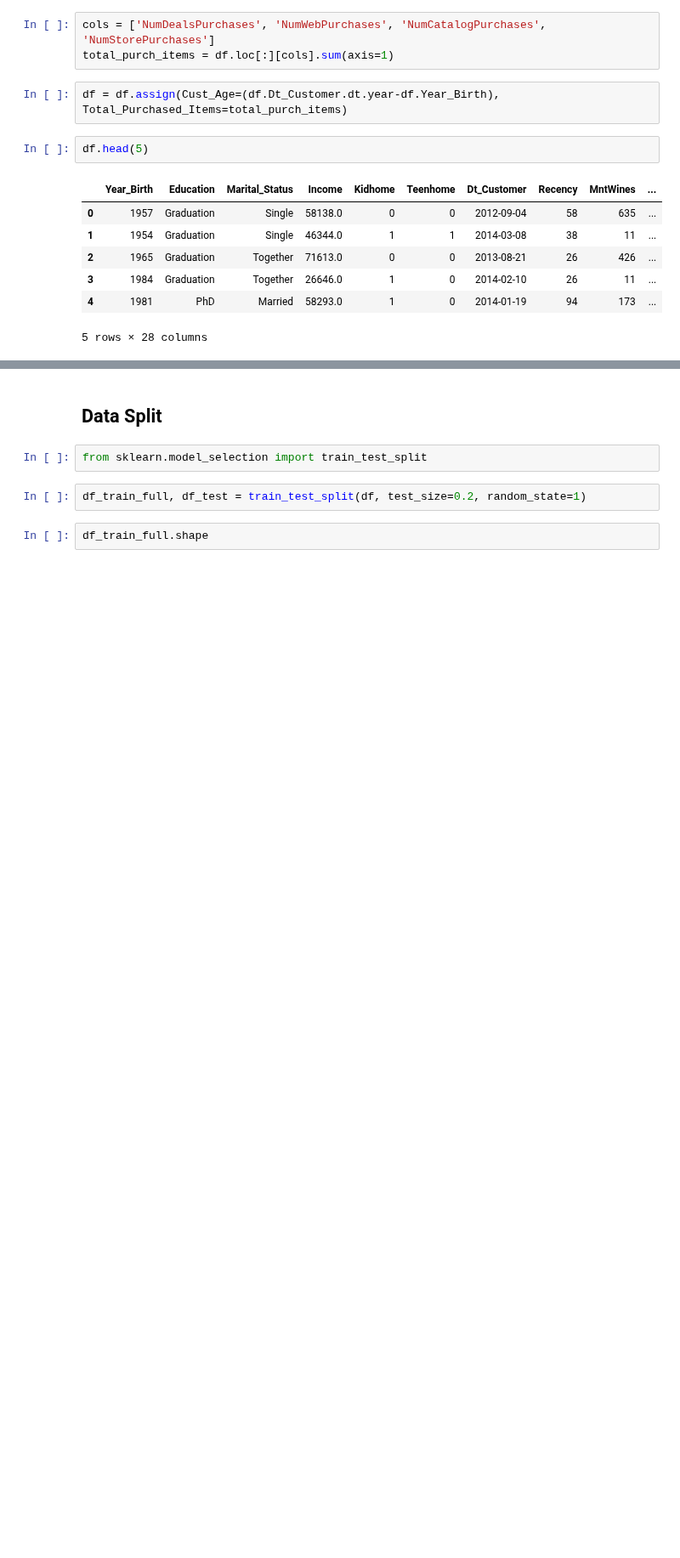
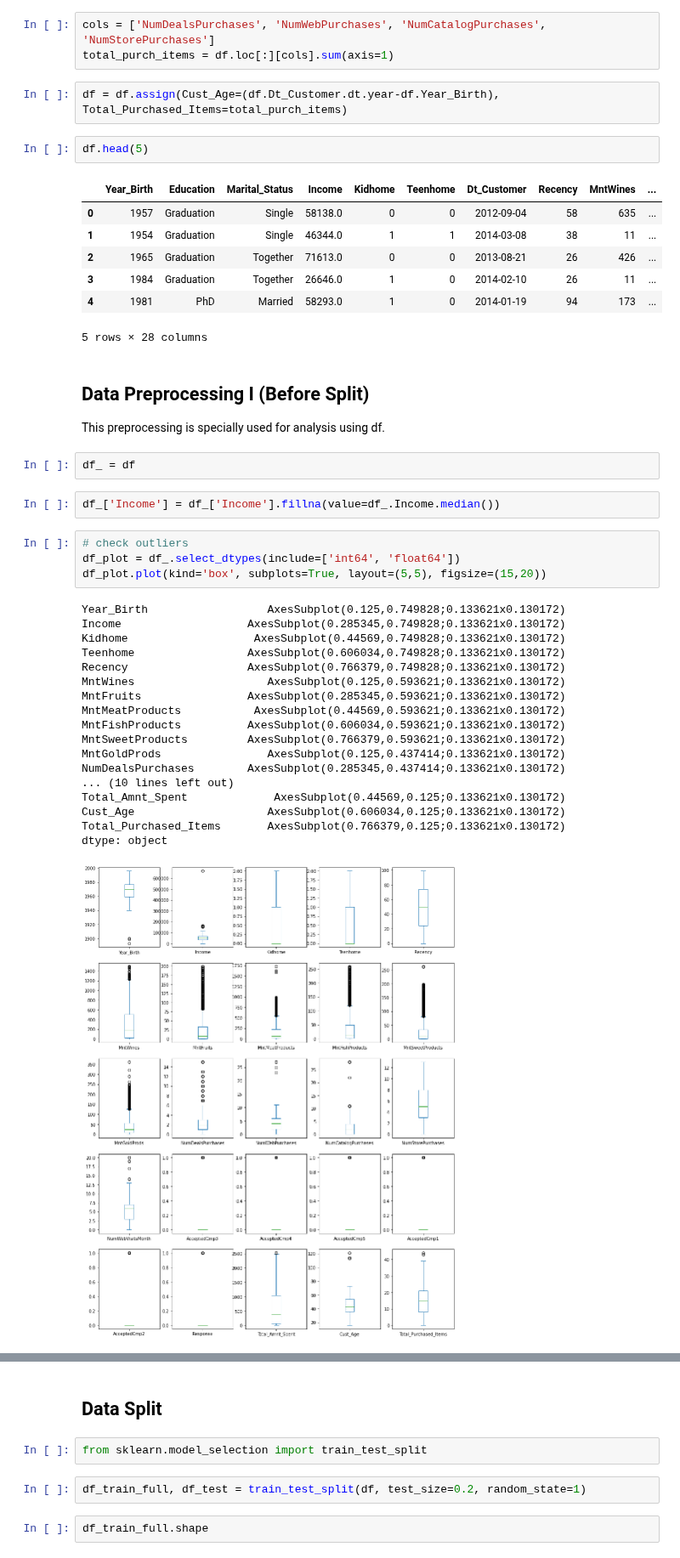
Before and after one commit to clarentcelsia/Analytics, a Jupyter notebook: marketing_campaign.ipynb, the cells around one changed output, grey strips where cells are left out. Shown at 85% size. Saved outputs shown, nothing was run; the diff lists cells and outputs as text; blank space fills up the shorter version.

```diff
--- a/marketing_campaign.ipynb
+++ b/marketing_campaign.ipynb
@@ -137,3 +137,33 @@ df.head(5)
 | 3 | 1984 | Graduation | Together | 26646.0 | 1 | 0 | 2014-02-10 | 26 | 11 | ... |
 | 4 | 1981 | PhD | Married | 58293.0 | 1 | 0 | 2014-01-19 | 94 | 173 | ... |
 5 rows × 28 columns
+# %% [markdown]
+## Data Preprocessing I (Before Split)
+This preprocessing is specially used for analysis using df.
+# %%
+df_ = df
+# %%
+df_['Income'] = df_['Income'].fillna(value=df_.Income.median())
+# %%
+# check outliers
+df_plot = df_.select_dtypes(include=['int64', 'float64'])
+df_plot.plot(kind='box', subplots=True, layout=(5,5), figsize=(15,20))
+# %% [output]
+Year_Birth                  AxesSubplot(0.125,0.749828;0.133621x0.130172)
+Income                   AxesSubplot(0.285345,0.749828;0.133621x0.130172)
+Kidhome                   AxesSubplot(0.44569,0.749828;0.133621x0.130172)
+Teenhome                 AxesSubplot(0.606034,0.749828;0.133621x0.130172)
+Recency                  AxesSubplot(0.766379,0.749828;0.133621x0.130172)
+MntWines                    AxesSubplot(0.125,0.593621;0.133621x0.130172)
+MntFruits                AxesSubplot(0.285345,0.593621;0.133621x0.130172)
+MntMeatProducts           AxesSubplot(0.44569,0.593621;0.133621x0.130172)
+MntFishProducts          AxesSubplot(0.606034,0.593621;0.133621x0.130172)
+MntSweetProducts         AxesSubplot(0.766379,0.593621;0.133621x0.130172)
+MntGoldProds                AxesSubplot(0.125,0.437414;0.133621x0.130172)
+NumDealsPurchases        AxesSubplot(0.285345,0.437414;0.133621x0.130172)
+... (10 lines left out)
+Total_Amnt_Spent             AxesSubplot(0.44569,0.125;0.133621x0.130172)
+Cust_Age                    AxesSubplot(0.606034,0.125;0.133621x0.130172)
+Total_Purchased_Items       AxesSubplot(0.766379,0.125;0.133621x0.130172)
+dtype: object
+[figure, added]
```
Also changed, not shown: parts of 26 cells of this notebook.
